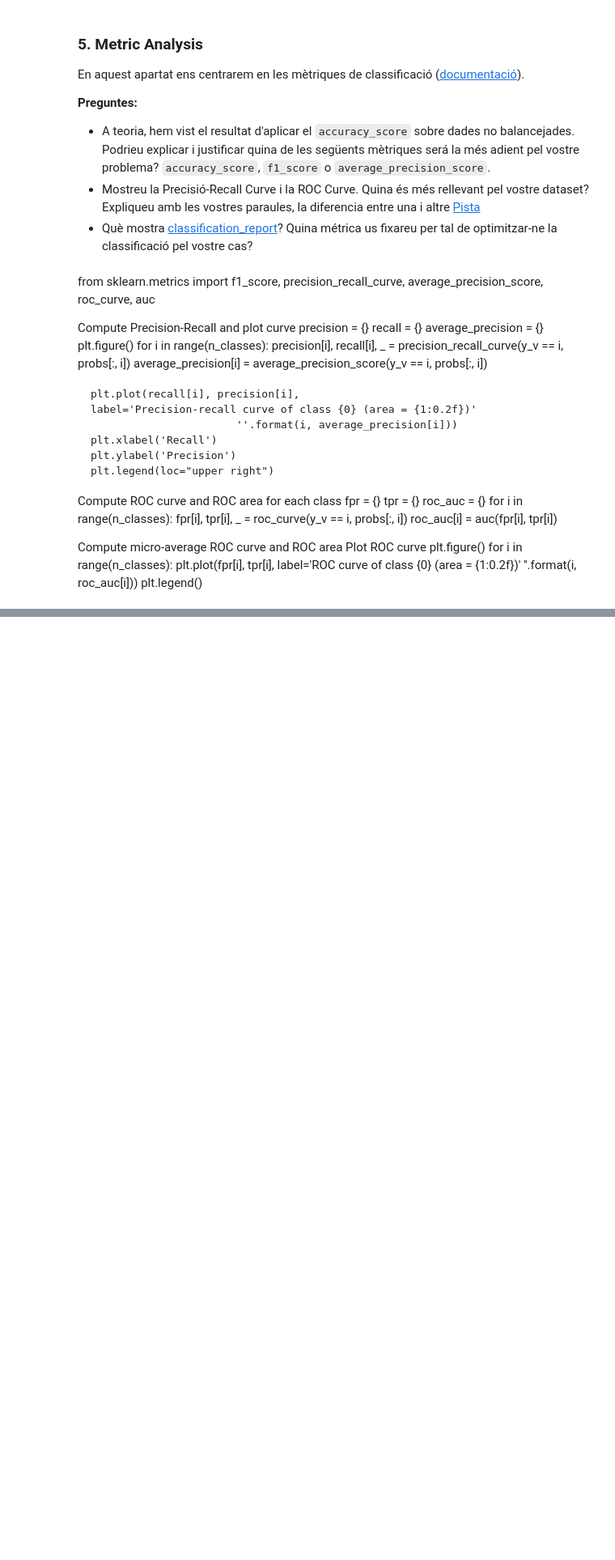
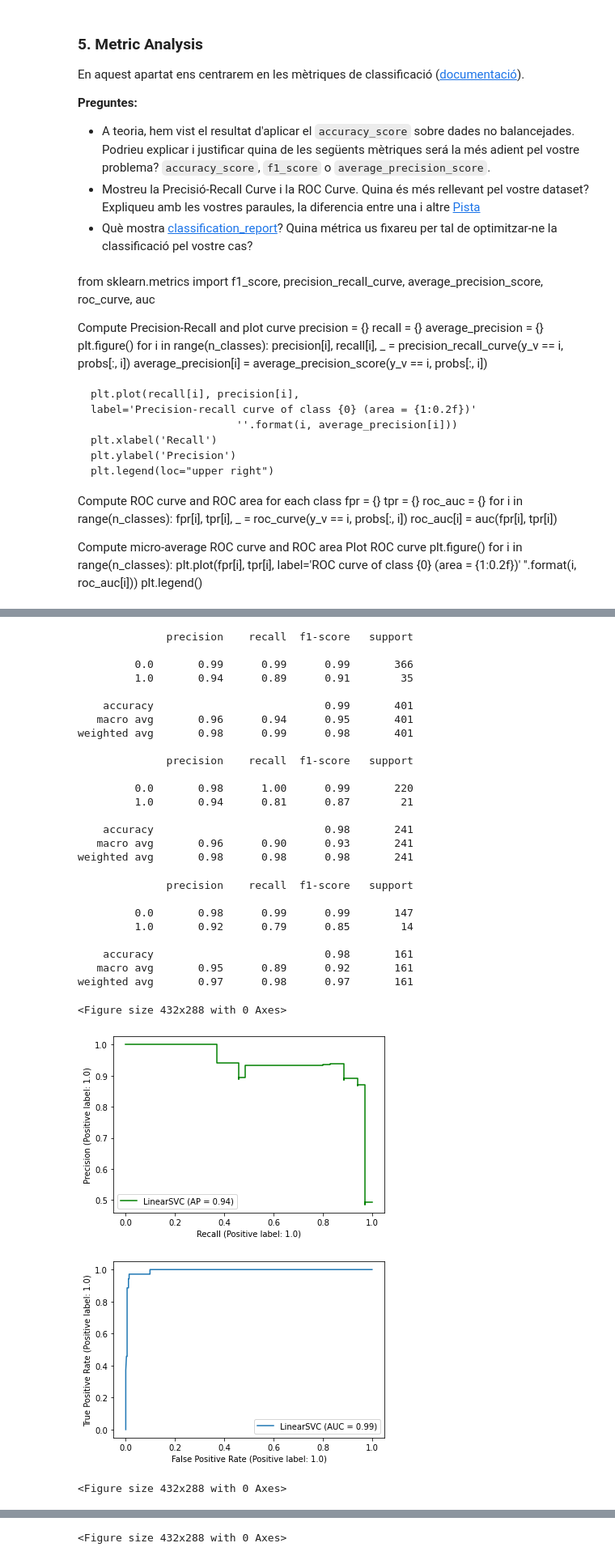
Before and after one commit to guillermoraya/Practica-2-APC, a Jupyter notebook: Practica2-Classificacio2022MATCAD.ipynb, the cells around one changed output, grey strips where cells are left out. Shown at 81% size. Cells and saved outputs as stored; diff of their text form; code cells hidden in the pictures; blank space fills up the shorter version.

```diff
--- a/Practica2-Classificacio2022MATCAD.ipynb
+++ b/Practica2-Classificacio2022MATCAD.ipynb
@@ -1210,8 +1214,41 @@ weighted avg       0.98      0.98      0.98       161
 # %%
 for part in particions:
     x_t, x_v, y_t, y_v = train_test_split(X_scaled, y, train_size=part, stratify=y)
     #SVC Lineal
     svcLin = svm.LinearSVC(C=C_SVM_Lin, max_iter=1000000)
     svcLin.fit(x_t,y_t)
     probs = svcLin.predict(x_v)
     print(metrics.classification_report(y_v, probs))
+    plt.figure()
+    metrics.plot_precision_recall_curve(svcLin,x_v,y_v, color='green')
+    metrics.plot_roc_curve(svcLin,x_v,y_v)
+# %% [output]
+              precision    recall  f1-score   support
+
+         0.0       0.99      0.99      0.99       366
+         1.0       0.94      0.89      0.91        35
+
+    accuracy                           0.99       401
+   macro avg       0.96      0.94      0.95       401
+weighted avg       0.98      0.99      0.98       401
+
+              precision    recall  f1-score   support
+
+         0.0       0.98      1.00      0.99       220
+         1.0       0.94      0.81      0.87        21
+
+    accuracy                           0.98       241
+   macro avg       0.96      0.90      0.93       241
+weighted avg       0.98      0.98      0.98       241
+              precision    recall  f1-score   support
+
+         0.0       0.98      0.99      0.99       147
+         1.0       0.92      0.79      0.85        14
+
+    accuracy                           0.98       161
+   macro avg       0.95      0.89      0.92       161
+weighted avg       0.97      0.98      0.97       161
+<Figure size 432x288 with 0 Axes>
+[figure, added]
+[figure, added]
+<Figure size 432x288 with 0 Axes>
@@ -1217,0 +1257 @@ for part in particions:
+<Figure size 432x288 with 0 Axes>
```
Also changed, not shown: parts of 3 cells of this notebook.
